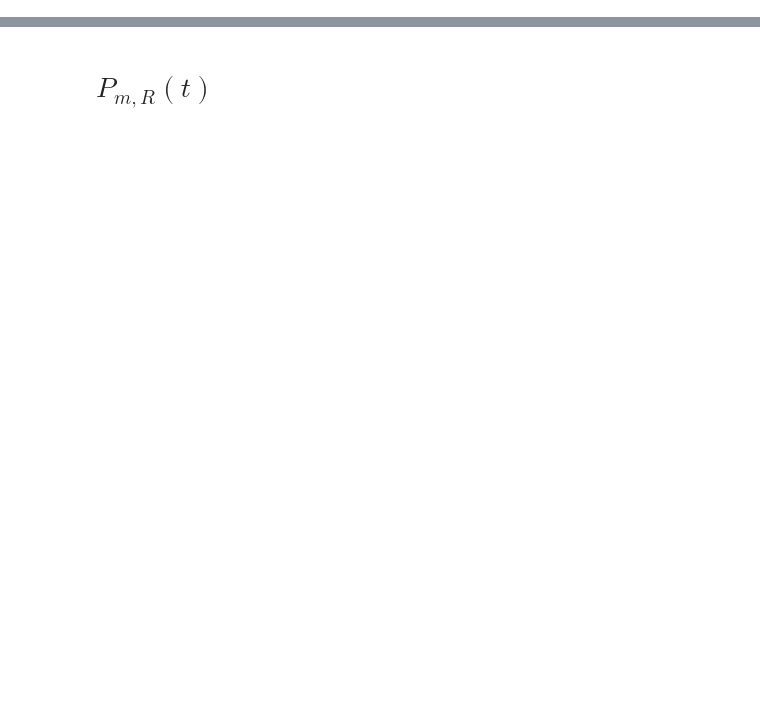
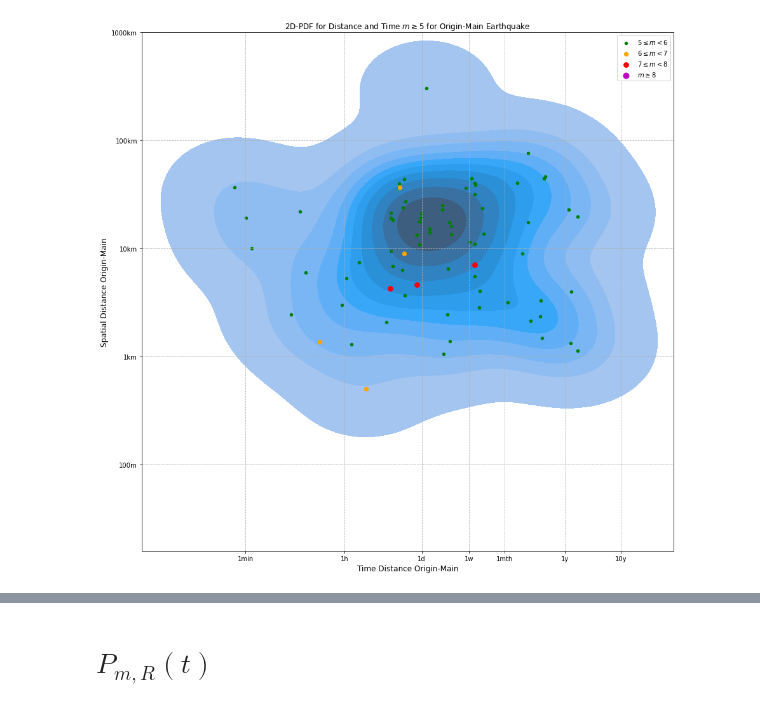
Before and after one commit to andreazanola98/Earthquake-Data-Analysis, a Jupyter notebook: Andrea.ipynb, the cells around one changed output, grey strips where cells are left out. Drawn from its saved outputs; the diff is of its cells as text; code cells hidden in the pictures; blank space fills up the shorter version.

```diff
--- a/Andrea.ipynb
+++ b/Andrea.ipynb
@@ -38,0 +42,80 @@ def bta(mth):
+# %%
+#------------MAIN-ORIGIN Magnitude-Study---------------
+fig0, ax0 = plt.subplots(1,4,figsize=(12,4))
+fig0.tight_layout(pad=3.0)
+
+counts, bins, bars = ax0[0].hist(df['mag'][df['pointer']==-1], bins=np.linspace(2,7,25-4),edgecolor='black',density=1)
+ax0[0].set_xlabel('Magnitude')
+ax0[0].set_ylabel('PDF')
+ax0[0].set_title('$m$ @pointer=-1')
+
+ax0[1].step(bins[:-1],counts.cumsum()/np.sum(counts),color='red')
+ax0[1].set_xlabel('Magnitude')
+ax0[1].set_ylabel('CDF');
+
+counts, bins, bars = ax0[2].hist(df['mag'][df['pointer']==-1], bins=np.linspace(2,7,25-4),edgecolor='black',
+                                 density='cumulative',cumulative=-1)
+ax0[2].set_yscale('log')
+ax0[2].set_xlabel('Magnitude')
+ax0[2].set_ylabel('Reverse CDF')
+
+logmB=np.log10(counts[:-1])
+xB=(bins[:-2]+bins[1:-1])/2
+B=optimize.curve_fit(f,xB,logmB,sigma=counts[:-1]**(-0.5),p0=[6,-1])  #poisson error is assumed
+resB = stats.linregress(xB, logmB)
+
+xx=np.linspace(2,7,100)
+ax0[3].plot(xx,f(xx,B[0][0],B[0][1]),'orange',label='fit')
+ax0[3].scatter(xB,logmB,label='data',linewidths=1,marker='.')
+ax0[3].set_xlabel('Magnitude',size=12)
+ax0[3].set_ylabel('$log_{10}(N_{counts})$',size=12)
+ax0[3].legend();
+
+print('---Fit Parameters with Errors---')
+print('a=%.2f'%B[0][0],'+-%.2f'%B[1][0,0]**0.5)
+print('b=%.2f'%B[0][1],'+-%.2f'%B[1][1,1]**0.5)
+print('r=%.4f'%resB.rvalue)
+
+mth=5  #---CHOOSE MTH HERE-----
+
+origin,originv=bta(mth)#we call the back tree-alg
+mask=(df['mag']>=mth) & (df['pointer']!=-1)
+i1 = df['pointer'][mask].to_numpy()
+dtmc=df['t'][mask].to_numpy()-df['t'][origin].to_numpy()
+x1=(df['lat'][mask].to_numpy()-df['lat'][origin].to_numpy())**2
+y1=(df['long'][mask].to_numpy()-df['long'][origin].to_numpy())**2
+z1=(df['dep'][mask].to_numpy()-df['dep'][origin].to_numpy())**2
+drmc=(x1+y1+z1)**0.5
+dfr=pd.DataFrame({'dtmc': dtmc/c, 'drmc': drmc/1000,'mag':df['mag'][mask]})
+
+#------------Time & Distance PDF ---------------
+
+fig1, ax1 = plt.subplots(figsize=(15,15))
+lev=[0.01,0.1,0.2,0.3,0.4,0.5,0.6,0.7,0.8,0.9,1]
+
+sns.kdeplot(x=np.log10(dfr['dtmc']), y=np.log10(dfr['drmc']),fill='true',ax=ax1,levels=lev)
+ax1.set_xlabel('Time Distance Origin-Main',size=12)
+ax1.set_ylabel('Spatial Distance Origin-Main',size=12)
+ax1.set_title('2D-PDF for Distance and Time $m\geq%.0f$ for Origin-Main Earthquake'%mth)
+ax1.set_xticks([-3.15,-1.38,0,0.85,1.48,2.56,3.56]) #-3.15 -> 1min  -- -4.93 -> 1sec
+ax1.set_xticklabels(['1min','1h','1d','1w','1mth','1y','10y']);
+ax1.set_yticks([-1,0,1,2,3,4])
+ax1.set_yticklabels(['100m','1km','10km','100km','1000km','10000km'])
+ax1.set_xlim(-5,4.5)
+ax1.set_ylim(-1.8,3)
+ax1.grid(which='both',b=1, linestyle='dashed')
+
+mask1=(df['mag']<(mth+1)) & (df['mag']>=mth)
+ax1.scatter(np.log10(dfr['dtmc'][mask1]),np.log10(dfr['drmc'][mask1]),
+           color='green',label=r'$%s\leq m<%s$'%(mth,mth+1),s=20)
+mask1=(df['mag']<(mth+2)) & (df['mag']>=(mth+1))
+ax1.scatter(np.log10(dfr['dtmc'][mask1]),np.log10(dfr['drmc'][mask1]),
+           color='orange',label=r'$%s\leq m<%s$'%(mth+1,mth+2),s=40)
+mask1=(df['mag']<(mth+3)) & (df['mag']>=(mth+2))
+ax1.scatter(np.log10(dfr['dtmc'][mask1]),np.log10(dfr['drmc'][mask1]),
+           color='red',label=r'$%s\leq m<%s$'%(mth+2,mth+3),s=60)
+mask1=dfr['mag']>=(mth+3)
+ax1.scatter(np.log10(dfr['dtmc'][mask1]),np.log10(dfr['drmc'][mask1]),
+           color='m',label='$m\geq%s$'%(mth+3),s=80)
+ax1.legend();
+# %% [output]
@@ -38,0 +127 @@ def bta(mth):
+[figure, added]
```
Also changed, not shown: parts of 32 cells of this notebook.
